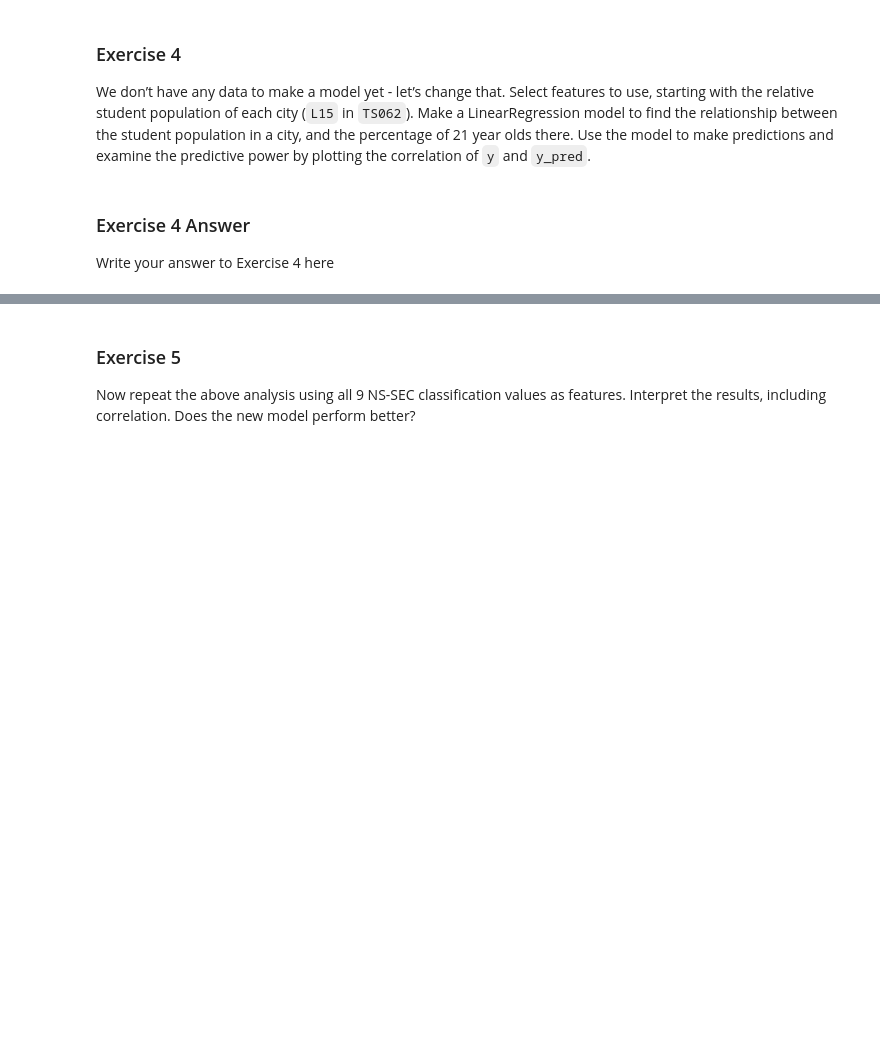
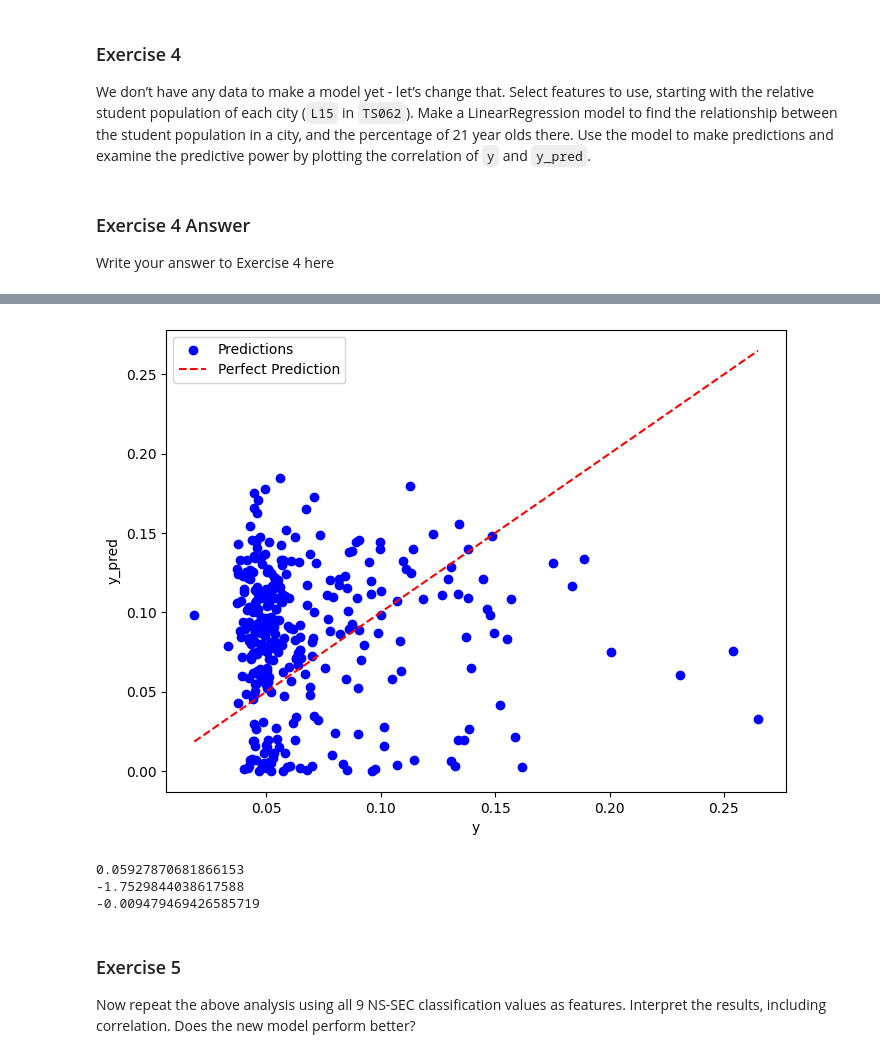
Before and after one commit to sdenyskov/sd995_ads_2024, a Jupyter notebook: notebooks/03-address_glm.ipynb, the cells around one changed output, grey strips where cells are left out. Cells and saved outputs as stored; diff of their text form; code cells hidden in the pictures; blank space fills up the shorter version.

```diff
--- a/notebooks/03-address_glm.ipynb
+++ b/notebooks/03-address_glm.ipynb
@@ -785,0 +916,5 @@ Write your answer to Exercise 4 here
+# %%
+occ_df = load_census_data('TS062', level='ltla')
+occ_df = occ_df.drop(occ_df.columns[[0, 2]], axis=1).set_index('geography')
+print(occ_df.columns)
+occ_df.columns = range(10)
@@ -785,0 +933,5 @@ Write your answer to Exercise 4 here
+# %%
+students_df = occ_df.iloc[:, [0, 9]]
+students_df.columns = ["total", "students"]
+students_df["students_normalised"] = students_df['students'] / students_df['total']
+print(students_df)
@@ -786,3 +970,33 @@ Write your answer to Exercise 4 here
+# %%
+x = np.array(norm_age_df[21])
+y = np.array(students_df["students_normalised"])
+
+model = sm.GLM(y,x, family=sm.families.Poisson())
+results = model.fit()
+y_pred = results.get_prediction(x).summary_frame(alpha=0.00)["mean"]
+# %%
+plt.figure(figsize=(8, 6))
+plt.scatter(y, y_pred, color='blue', label='Predictions')
+plt.plot([min(y), max(y)], [min(y), max(y)], 'r--', label="Perfect Prediction")
+
+plt.xlabel('y')
+plt.ylabel('y_pred')
+plt.legend()
+plt.show()
+
+rmse = np.sqrt(mean_squared_error(y, y_pred))
+print(rmse)
+
+r2 = r2_score(y, y_pred)
+print(r2)
+
+corr = np.corrcoef(y, y_pred)[0, 1]
+print(corr)
+# %% [output]
+[figure, added]
+0.05927870681866153
+-1.7529844038617588
+-0.009479469426585719
 # %% [markdown]
 ### Exercise 5
 
```
Also changed, not shown: parts of 42 cells of this notebook, 14 other files.
